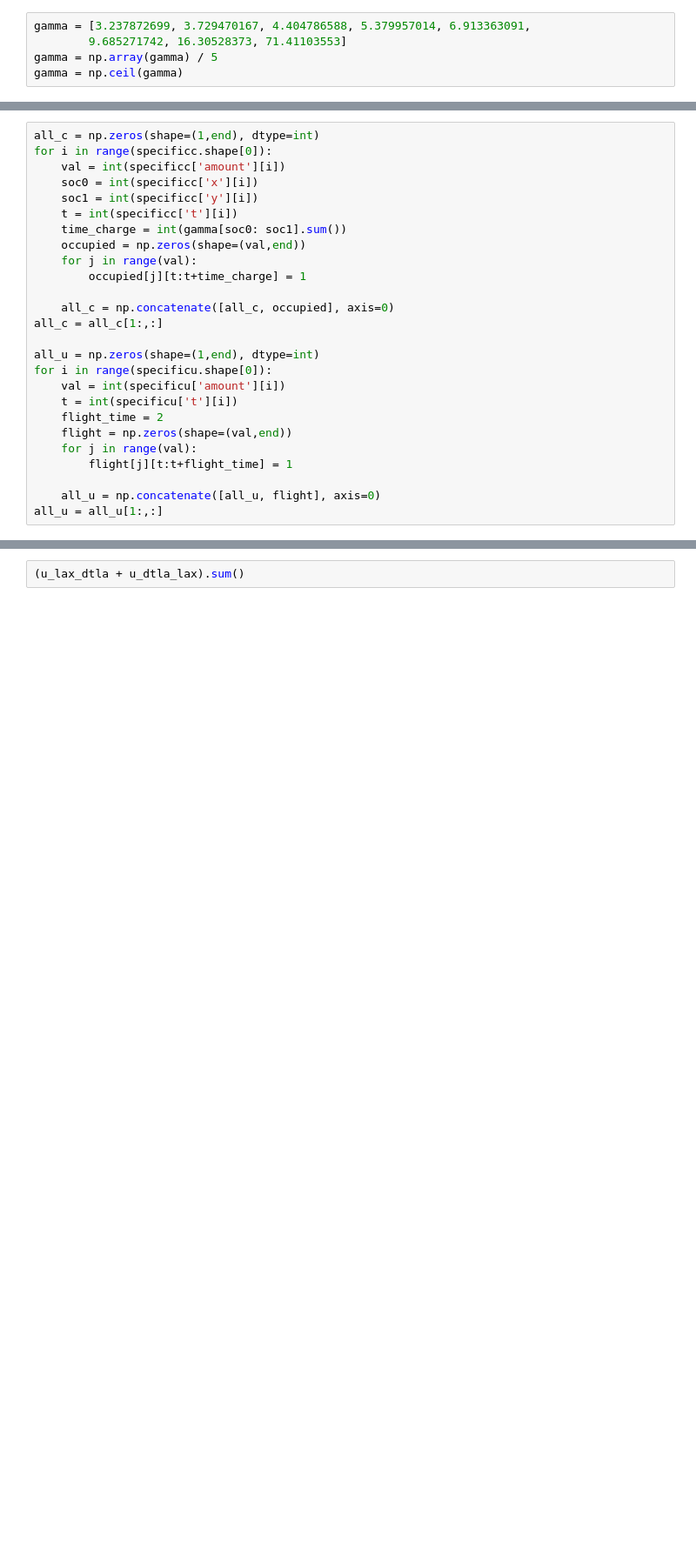
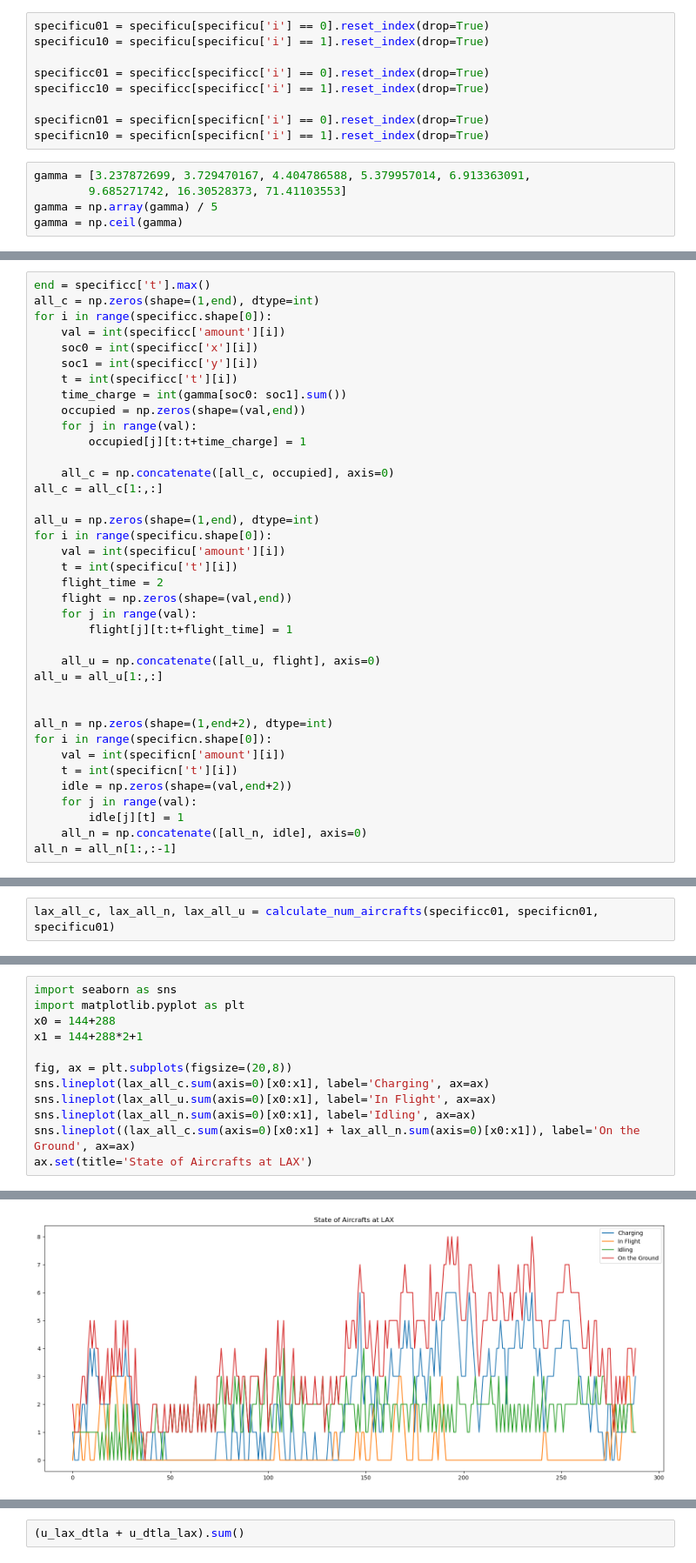
Before and after one commit to Xuan-1998/UAM_system_optimization, a Jupyter notebook: src:code/albert.ipynb, the cells around one changed output, grey strips where cells are left out. Shown at 87% size. Saved outputs shown, nothing was run; the diff lists cells and outputs as text; blank space fills up the shorter version.

```diff
--- a/src:code/albert.ipynb
+++ b/src:code/albert.ipynb
@@ -56,3 +50,12 @@ specificu10 = specificu10.groupby('t').sum().reset_index()
+# %%
+specificu01 = specificu[specificu['i'] == 0].reset_index(drop=True)
+specificu10 = specificu[specificu['i'] == 1].reset_index(drop=True)
+
+specificc01 = specificc[specificc['i'] == 0].reset_index(drop=True)
+specificc10 = specificc[specificc['i'] == 1].reset_index(drop=True)
+
+specificn01 = specificn[specificn['i'] == 0].reset_index(drop=True)
+specificn10 = specificn[specificn['i'] == 1].reset_index(drop=True)
 # %%
 gamma = [3.237872699, 3.729470167, 4.404786588, 5.379957014, 6.913363091,
         9.685271742, 16.30528373, 71.41103553]
@@ -67,4 +64,5 @@ end = 1151
 # %%
+end = specificc['t'].max()
 all_c = np.zeros(shape=(1,end), dtype=int)
 for i in range(specificc.shape[0]):
     val = int(specificc['amount'][i])
@@ -90,3 +88,14 @@ for i in range(specificu.shape[0]):
 
     all_u = np.concatenate([all_u, flight], axis=0)
 all_u = all_u[1:,:]
+
+
+all_n = np.zeros(shape=(1,end+2), dtype=int)
+for i in range(specificn.shape[0]):
+    val = int(specificn['amount'][i])
+    t = int(specificn['t'][i])
+    idle = np.zeros(shape=(val,end+2))
+    for j in range(val):
+        idle[j][t] = 1
+    all_n = np.concatenate([all_n, idle], axis=0)
+all_n = all_n[1:,:-1]
@@ -131,0 +143,2 @@ all_n = all_n[1:,:-1]
+# %%
+lax_all_c, lax_all_n, lax_all_u = calculate_num_aircrafts(specificc01, specificn01, specificu01)
@@ -131,0 +149,13 @@ all_n = all_n[1:,:-1]
+# %%
+import seaborn as sns
+import matplotlib.pyplot as plt
+x0 = 144+288
+x1 = 144+288*2+1
+
+fig, ax = plt.subplots(figsize=(20,8))
+sns.lineplot(lax_all_c.sum(axis=0)[x0:x1], label='Charging', ax=ax)
+sns.lineplot(lax_all_u.sum(axis=0)[x0:x1], label='In Flight', ax=ax)
+sns.lineplot(lax_all_n.sum(axis=0)[x0:x1], label='Idling', ax=ax)
+sns.lineplot((lax_all_c.sum(axis=0)[x0:x1] + lax_all_n.sum(axis=0)[x0:x1]), label='On the Ground', ax=ax)
+ax.set(title='State of Aircrafts at LAX')
+# %% [output]
@@ -131,0 +163 @@ all_n = all_n[1:,:-1]
+[figure, added]
```
Also changed, not shown: parts of 20 cells of this notebook.
